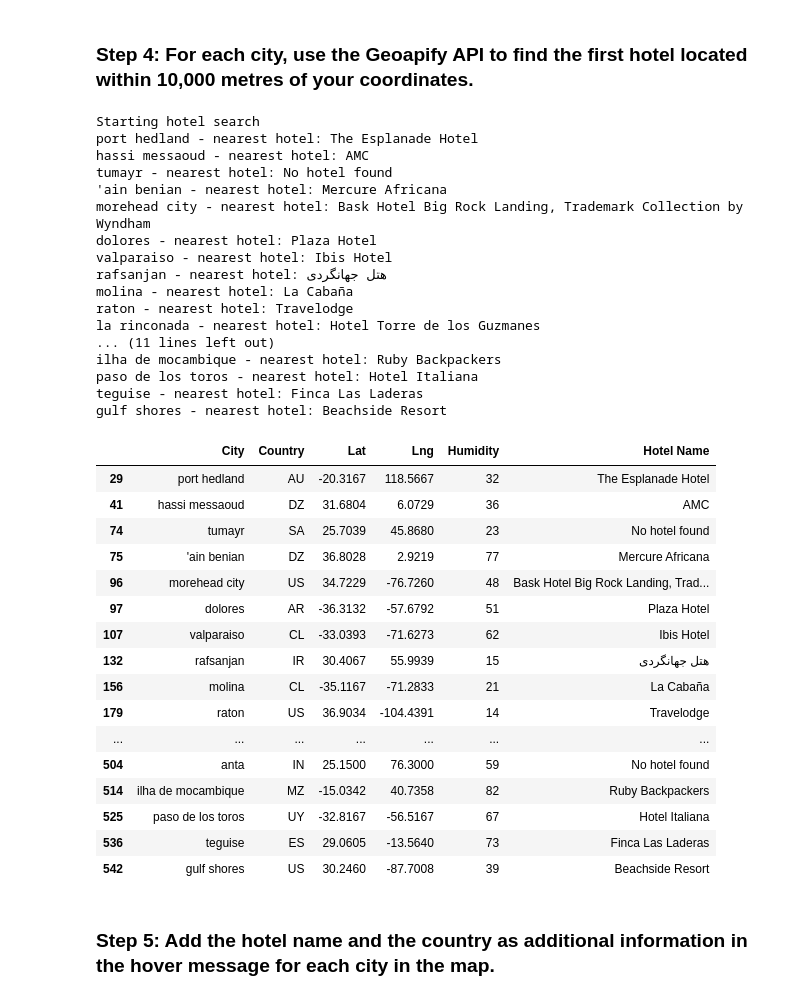
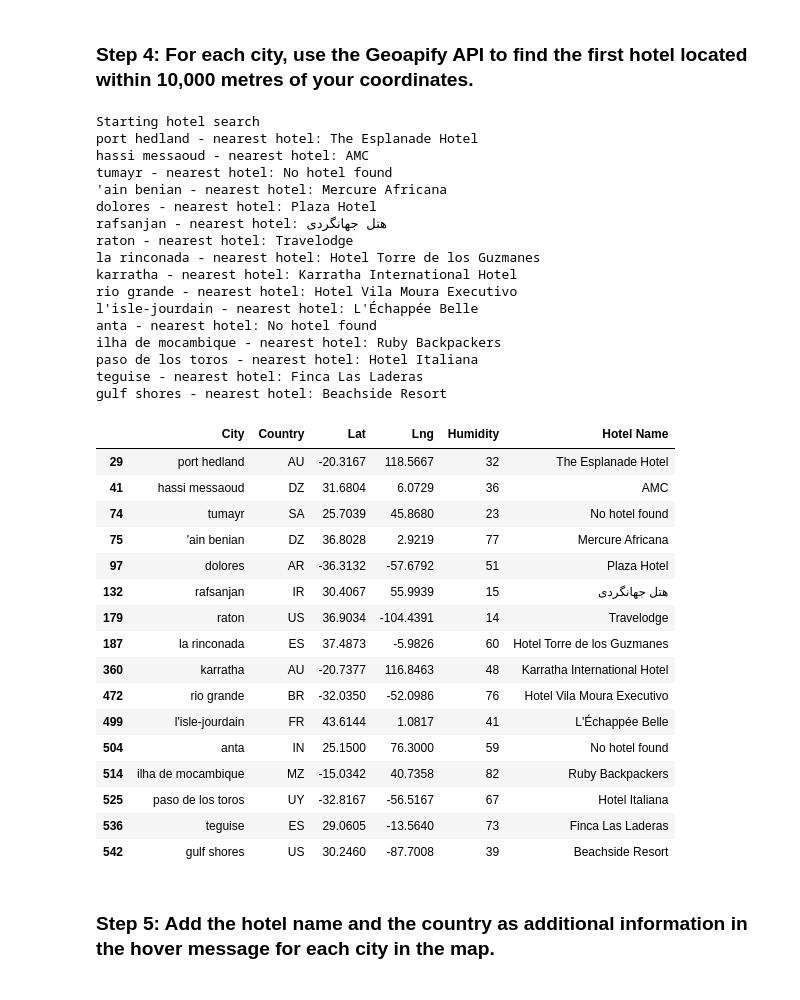
Before and after one commit to sentvivi/Equatorial_Weather_Analysis_and_Vacation_Planning, a Jupyter notebook: weather_vacation_Py/VacationPy.ipynb, the cells around one changed output. Cells and saved outputs as stored; diff of their text form; code cells hidden in the pictures.

```diff
--- a/weather_vacation_Py/VacationPy.ipynb
+++ b/weather_vacation_Py/VacationPy.ipynb
@@ -57,9 +57,9 @@ city_map
 # %%
 # Narrow down cities that fit criteria and drop any results with null values
 # Define the criteria to select ideal city
-max_temperature = (city_data_df['Max Temp'] < 28) & (city_data_df['Max Temp'] > 20)
-max_wind_speed = city_data_df['Wind Speed'] < 5
-max_cloudiness = city_data_df['Cloudiness'] == 0
+max_temperature = (city_data_df["Max Temp"] < 27) & (city_data_df["Max Temp"] > 21)
+max_wind_speed = city_data_df["Wind Speed"] < 4.5
+max_cloudiness = city_data_df["Cloudiness"] == 0
 select_city = city_data_df[max_temperature & max_wind_speed & max_cloudiness]
 
 # Drop any rows with null values
@@ -119,10 +119,6 @@ hotel_df
 # %%
 # Set parameters to search for a hotel
 radius = 10000
-params = {
-    "categories": "accommodation.hotel",
-    "limit": 1,
-}
 
 # Print a message to follow up the hotel search
 print("Starting hotel search")
@@ -130,11 +126,10 @@ print("Starting hotel search")
 # Iterate through the hotel_df DataFrame
 for index, row in hotel_df.iterrows():
     # get latitude, longitude from the DataFrame
-    # get latitude, longitude from the DataFrame
     lat = row["Lat"]
     lng = row["Lng"]
 
-    # Add filter and bias parameters with the current city's latitude and longitude to the params dictionary
+    # Add filter and bias parameters with the current city"s latitude and longitude to the params dictionary
     filter = f"circle:{lng},{lat},{radius}"
     bias = f"proximity:{lng},{lat}"
 
@@ -159,44 +154,44 @@ for index, row in hotel_df.iterrows():
     try:
         hotel_df.loc[index, "Hotel Name"] = name_address["features"][0]["properties"]["name"]
     except (KeyError, IndexError):
         # If no hotel is found, set the hotel name as "No hotel found".
         hotel_df.loc[index, "Hotel Name"] = "No hotel found"
 
     # Log the search results
     print(f"{hotel_df.loc[index, 'City']} - nearest hotel: {hotel_df.loc[index, 'Hotel Name']}")
 
 # Display sample data
 hotel_df
 # %% [output]
 Starting hotel search
 port hedland - nearest hotel: The Esplanade Hotel
 hassi messaoud - nearest hotel: AMC
 tumayr - nearest hotel: No hotel found
 'ain benian - nearest hotel: Mercure Africana
-morehead city - nearest hotel: Bask Hotel Big Rock Landing, Trademark Collection by Wyndham
 dolores - nearest hotel: Plaza Hotel
-valparaiso - nearest hotel: Ibis Hotel
 rafsanjan - nearest hotel: هتل جهانگردی
-molina - nearest hotel: La Cabaña
 raton - nearest hotel: Travelodge
 la rinconada - nearest hotel: Hotel Torre de los Guzmanes
-... (11 lines left out)
+karratha - nearest hotel: Karratha International Hotel
+rio grande - nearest hotel: Hotel Vila Moura Executivo
+l'isle-jourdain - nearest hotel: L'Échappée Belle
+anta - nearest hotel: No hotel found
 ilha de mocambique - nearest hotel: Ruby Backpackers
 paso de los toros - nearest hotel: Hotel Italiana
 teguise - nearest hotel: Finca Las Laderas
 gulf shores - nearest hotel: Beachside Resort
 |  | City | Country | Lat | Lng | Humidity | Hotel Name |
 | 29 | port hedland | AU | -20.3167 | 118.5667 | 32 | The Esplanade Hotel |
 | 41 | hassi messaoud | DZ | 31.6804 | 6.0729 | 36 | AMC |
 | 74 | tumayr | SA | 25.7039 | 45.8680 | 23 | No hotel found |
 | 75 | 'ain benian | DZ | 36.8028 | 2.9219 | 77 | Mercure Africana |
-| 96 | morehead city | US | 34.7229 | -76.7260 | 48 | Bask Hotel Big Rock Landing, Trad... |
 | 97 | dolores | AR | -36.3132 | -57.6792 | 51 | Plaza Hotel |
-| 107 | valparaiso | CL | -33.0393 | -71.6273 | 62 | Ibis Hotel |
 | 132 | rafsanjan | IR | 30.4067 | 55.9939 | 15 | هتل جهانگردی |
-| 156 | molina | CL | -35.1167 | -71.2833 | 21 | La Cabaña |
 | 179 | raton | US | 36.9034 | -104.4391 | 14 | Travelodge |
-| ... | ... | ... | ... | ... | ... | ... |
+| 187 | la rinconada | ES | 37.4873 | -5.9826 | 60 | Hotel Torre de los Guzmanes |
+| 360 | karratha | AU | -20.7377 | 116.8463 | 48 | Karratha International Hotel |
+| 472 | rio grande | BR | -32.0350 | -52.0986 | 76 | Hotel Vila Moura Executivo |
+| 499 | l'isle-jourdain | FR | 43.6144 | 1.0817 | 41 | L'Échappée Belle |
 | 504 | anta | IN | 25.1500 | 76.3000 | 59 | No hotel found |
 | 514 | ilha de mocambique | MZ | -15.0342 | 40.7358 | 82 | Ruby Backpackers |
 | 525 | paso de los toros | UY | -32.8167 | -56.5167 | 67 | Hotel Italiana |
```
Also changed, not shown: parts of 4 cells of this notebook, 1 other file.
